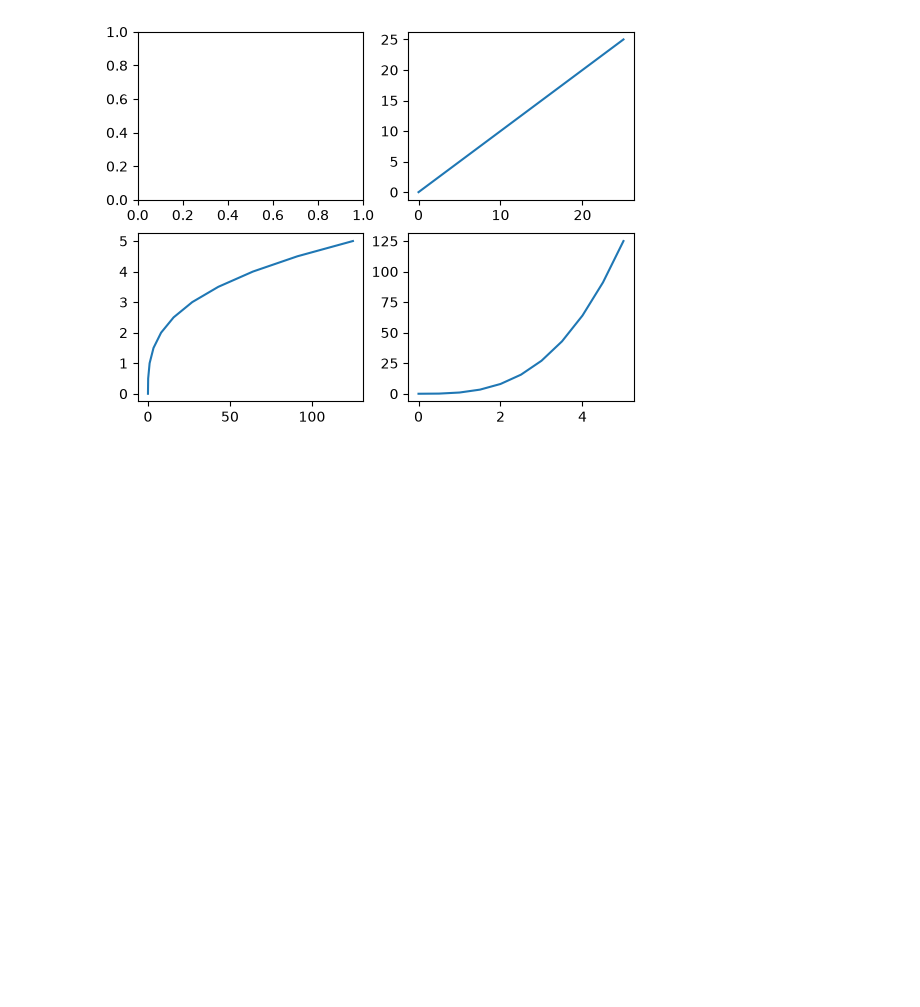
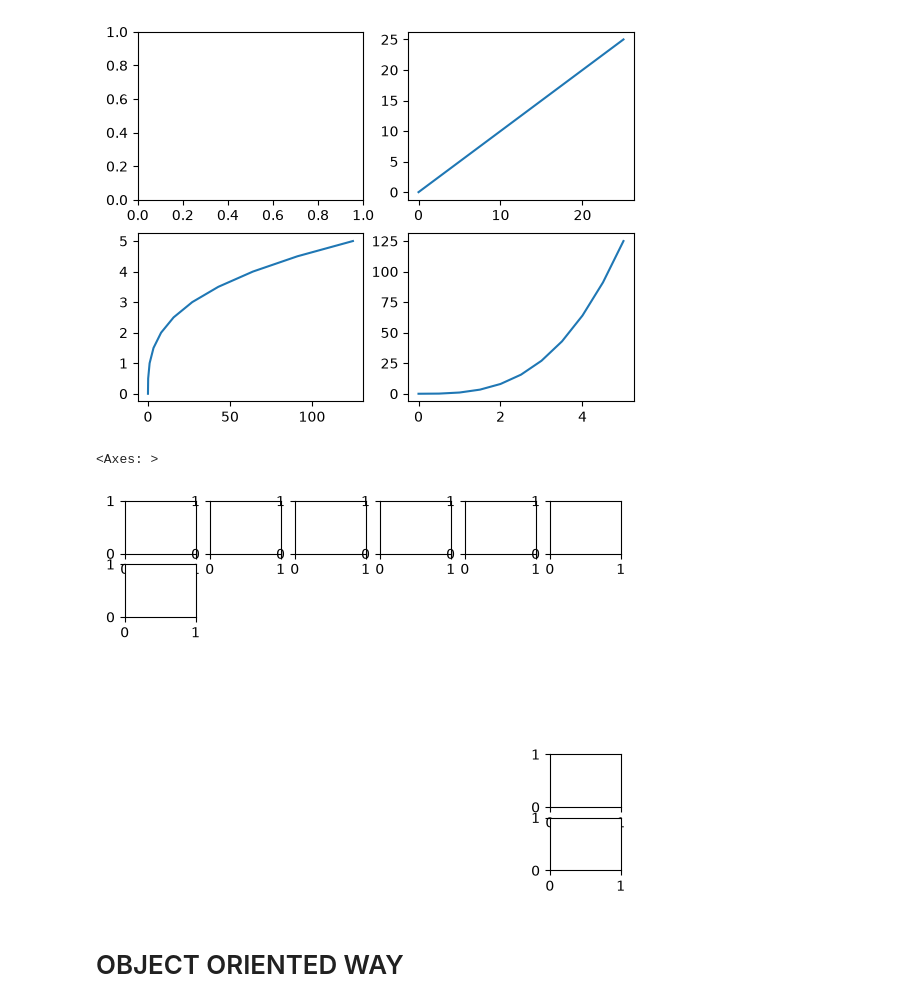
Before and after one commit to AarushiSavla/data-visualization, a Jupyter notebook: matplotlib.ipynb, the cells around one changed output. Drawn from its saved outputs; the diff is of its cells as text; code cells hidden in the pictures; blank space fills up the shorter version.

```diff
--- a/matplotlib.ipynb
+++ b/matplotlib.ipynb
@@ -47,3 +47,18 @@ plt.plot(y,x)
 # %% [output]
 [<matplotlib.lines.Line2D at 0x...>]
 [figure]
+# %%
+plt.subplot(6,6,1)
+plt.subplot(6,6,2)
+plt.subplot(6,6,3)
+plt.subplot(6,6,4)
+plt.subplot(6,6,5)
+plt.subplot(6,6,6)
+plt.subplot(6,6,7)
+plt.subplot(6,6,30)
+plt.subplot(6,6,36)
+# %% [output]
+<Axes: >
+[figure, added]
+# %% [markdown]
+# OBJECT ORIENTED WAY
```
